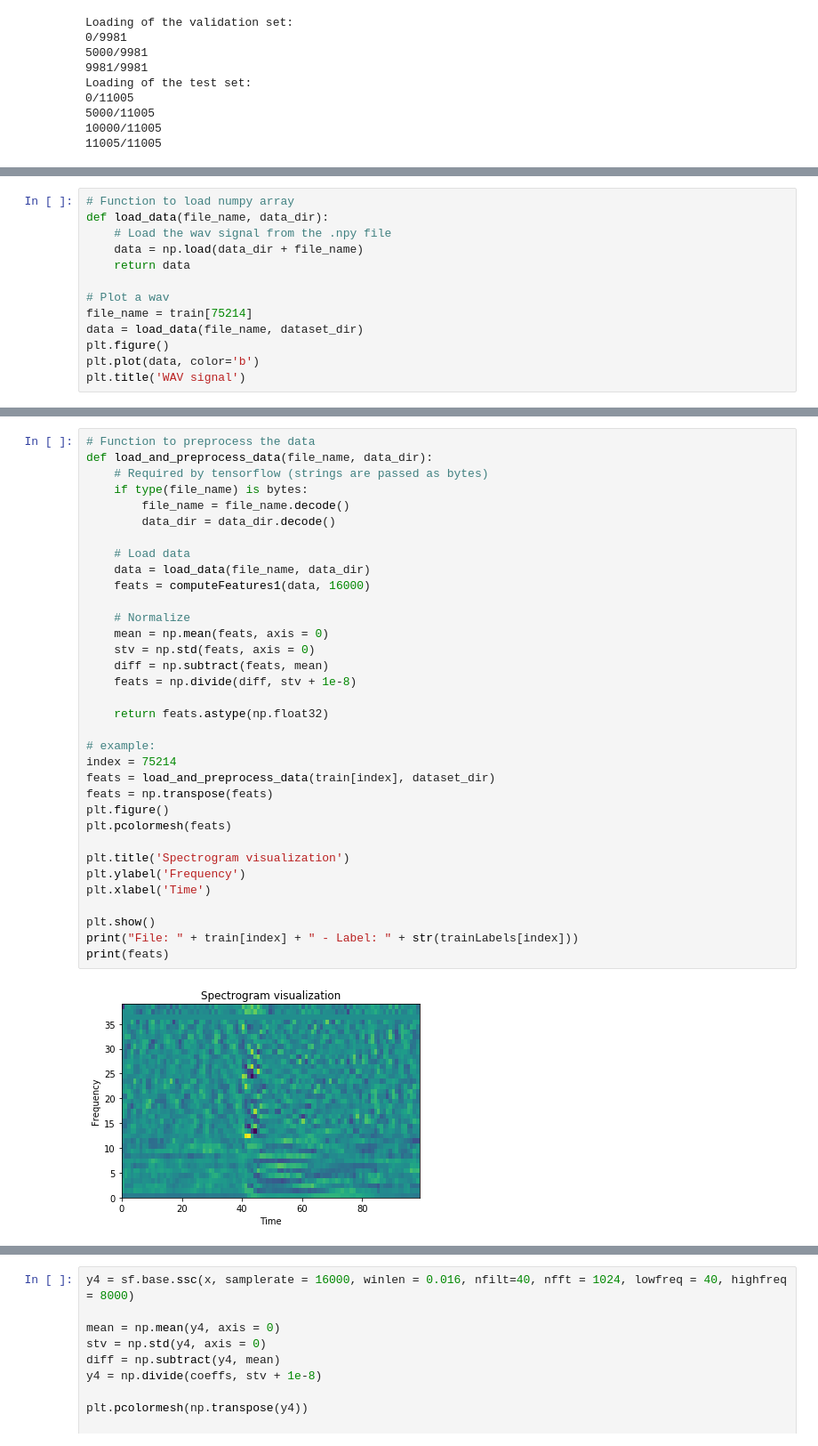
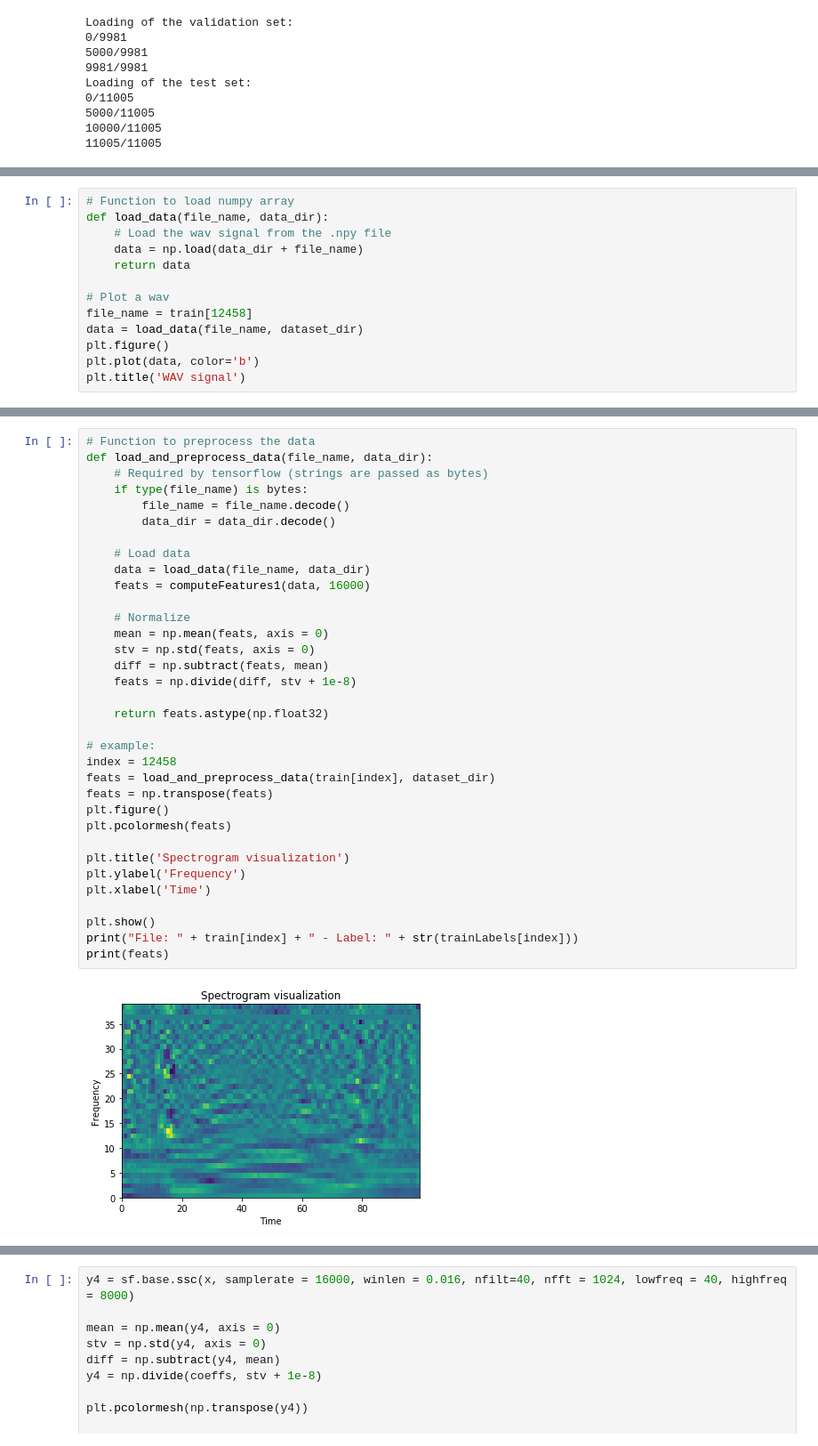
Before and after one commit to XWerer/HDA_Project, a Jupyter notebook: Untitled.ipynb, the cells around one changed output, grey strips where cells are left out. Shown at 89% size. Saved outputs shown, nothing was run; the diff lists cells and outputs as text.

```diff
--- a/Untitled.ipynb
+++ b/Untitled.ipynb
@@ -180,7 +180,7 @@ def load_data(file_name, data_dir):
     return data
 
 # Plot a wav
-file_name = train[75214]
+file_name = train[12458]
 data = load_data(file_name, dataset_dir)
 plt.figure()
 plt.plot(data, color='b')
@@ -195,32 +195,32 @@ def load_and_preprocess_data(file_name, data_dir):
     if type(file_name) is bytes:
         file_name = file_name.decode()
         data_dir = data_dir.decode()
 
     # Load data
     data = load_data(file_name, data_dir)
     feats = computeFeatures1(data, 16000)
 
     # Normalize
     mean = np.mean(feats, axis = 0)
     stv = np.std(feats, axis = 0)
     diff = np.subtract(feats, mean)
     feats = np.divide(diff, stv + 1e-8)
 
     return feats.astype(np.float32)
 
 # example:
-index = 75214
+index = 12458
 feats = load_and_preprocess_data(train[index], dataset_dir)
 feats = np.transpose(feats)
 plt.figure()
 plt.pcolormesh(feats)
 
 plt.title('Spectrogram visualization')
 plt.ylabel('Frequency')
 plt.xlabel('Time')
 
 plt.show()
 print("File: " + train[index] + " - Label: " + str(trainLabels[index]))
 print(feats)
 # %% [output]
-[figure, old version]
+[figure, new version]
```
Also changed, not shown: parts of 9 cells of this notebook, 17 other files.
